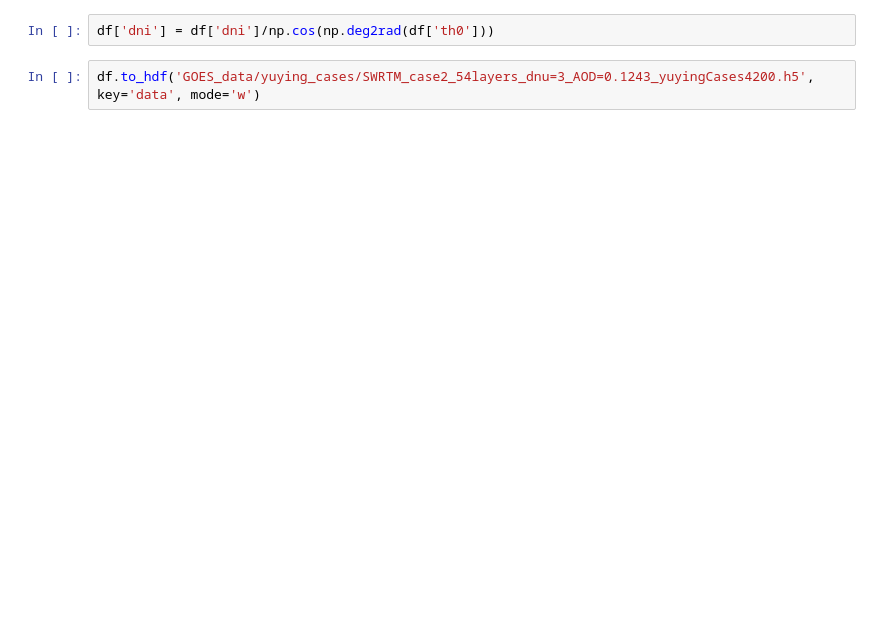
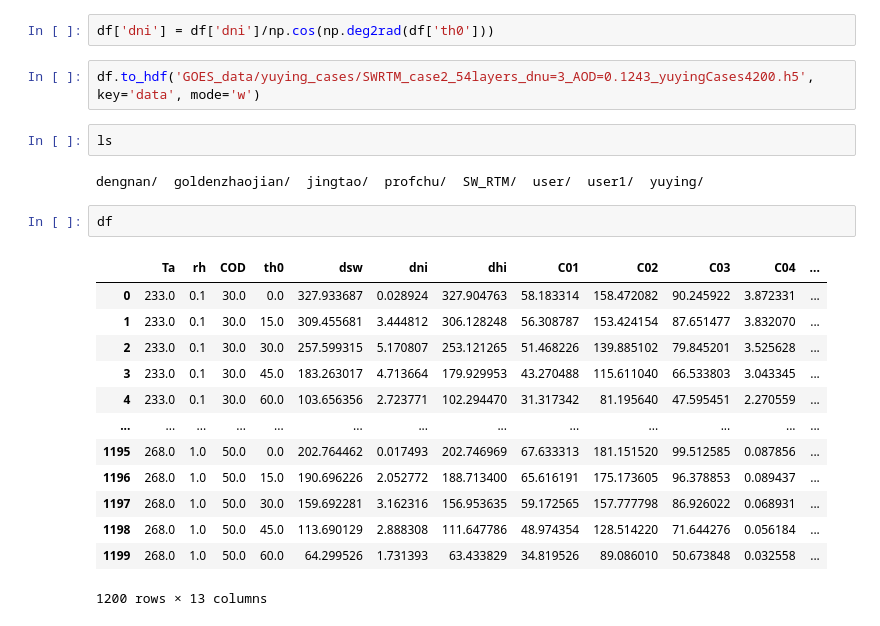
Before and after one commit to andy1smith/FY4A_SWCOD, a Jupyter notebook: FY4A_tool/GPR/Preprocess_Surrogate.ipynb, the cells around one changed output. Saved outputs shown, nothing was run; the diff lists cells and outputs as text; blank space fills up the shorter version.

```diff
--- a/FY4A_tool/GPR/Preprocess_Surrogate.ipynb
+++ b/FY4A_tool/GPR/Preprocess_Surrogate.ipynb
@@ -191,6 +191,26 @@ df.describe()
 df['dni'] = df['dni']/np.cos(np.deg2rad(df['th0']))
 # %%
 df.to_hdf('GOES_data/yuying_cases/SWRTM_case2_54layers_dnu=3_AOD=0.1243_yuyingCases4200.h5', key='data', mode='w')
+# %%
+ls
+# %% [output]
+dengnan/  goldenzhaojian/  jingtao/  profchu/  SW_RTM/  user/  user1/  yuying/
+# %%
+df
+# %% [output]
+|  | Ta | rh | COD | th0 | dsw | dni | dhi | C01 | C02 | C03 | C04 | ... |
+| 0 | 233.0 | 0.1 | 30.0 | 0.0 | 327.933687 | 0.028924 | 327.904763 | 58.183314 | 158.472082 | 90.245922 | 3.872331 | ... |
+| 1 | 233.0 | 0.1 | 30.0 | 15.0 | 309.455681 | 3.444812 | 306.128248 | 56.308787 | 153.424154 | 87.651477 | 3.832070 | ... |
+| 2 | 233.0 | 0.1 | 30.0 | 30.0 | 257.599315 | 5.170807 | 253.121265 | 51.468226 | 139.885102 | 79.845201 | 3.525628 | ... |
+| 3 | 233.0 | 0.1 | 30.0 | 45.0 | 183.263017 | 4.713664 | 179.929953 | 43.270488 | 115.611040 | 66.533803 | 3.043345 | ... |
+| 4 | 233.0 | 0.1 | 30.0 | 60.0 | 103.656356 | 2.723771 | 102.294470 | 31.317342 | 81.195640 | 47.595451 | 2.270559 | ... |
+| ... | ... | ... | ... | ... | ... | ... | ... | ... | ... | ... | ... | ... |
+| 1195 | 268.0 | 1.0 | 50.0 | 0.0 | 202.764462 | 0.017493 | 202.746969 | 67.633313 | 181.151520 | 99.512585 | 0.087856 | ... |
+| 1196 | 268.0 | 1.0 | 50.0 | 15.0 | 190.696226 | 2.052772 | 188.713400 | 65.616191 | 175.173605 | 96.378853 | 0.089437 | ... |
+| 1197 | 268.0 | 1.0 | 50.0 | 30.0 | 159.692281 | 3.162316 | 156.953635 | 59.172565 | 157.777798 | 86.926022 | 0.068931 | ... |
+| 1198 | 268.0 | 1.0 | 50.0 | 45.0 | 113.690129 | 2.888308 | 111.647786 | 48.974354 | 128.514220 | 71.644276 | 0.056184 | ... |
+| 1199 | 268.0 | 1.0 | 50.0 | 60.0 | 64.299526 | 1.731393 | 63.433829 | 34.819526 | 89.086010 | 50.673848 | 0.032558 | ... |
+1200 rows × 13 columns
 # %%
 import pandas as pd
 
```
Also changed, not shown: parts of 4 cells of this notebook, 1 other file.
